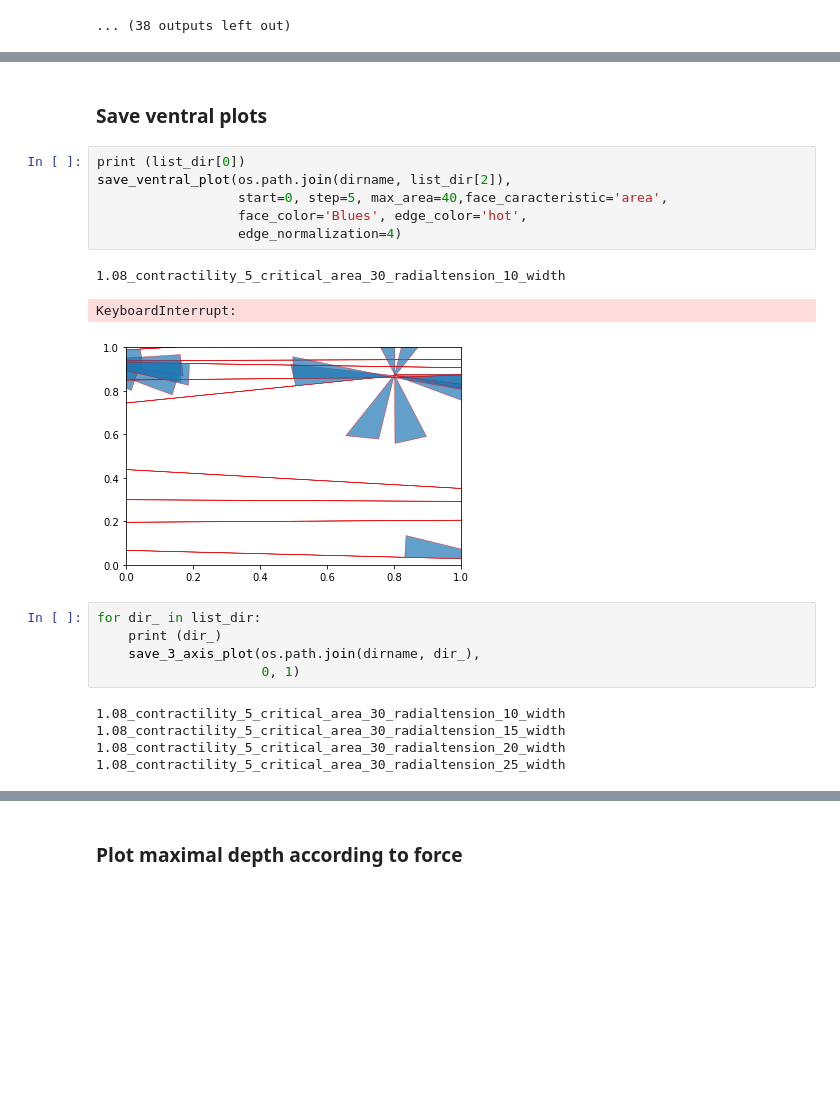
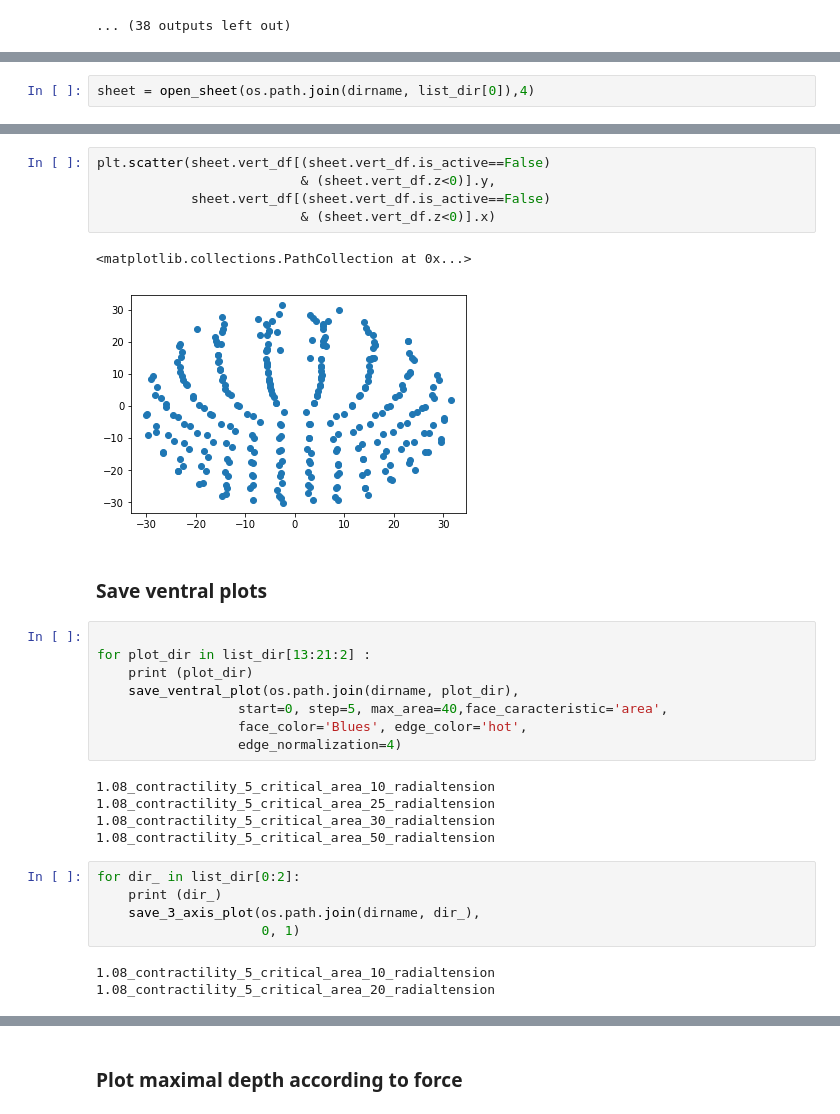
Before and after one commit to suzannelab/invagination, a Jupyter notebook: notebooks/EmbryoMesodermInvagination_AnalysePrincipale.ipynb, the cells around one changed output, grey strips where cells are left out. Cells and saved outputs as stored; diff of their text form; blank space fills up the shorter version.

```diff
--- a/notebooks/EmbryoMesodermInvagination_AnalysePrincipale.ipynb
+++ b/notebooks/EmbryoMesodermInvagination_AnalysePrincipale.ipynb
@@ -191,0 +174,2 @@ plt.show()
+# %%
+sheet = open_sheet(os.path.join(dirname, list_dir[0]),4)
@@ -192,23 +196,32 @@ plt.show()
+# %%
+plt.scatter(sheet.vert_df[(sheet.vert_df.is_active==False)
+                          & (sheet.vert_df.z<0)].y,
+            sheet.vert_df[(sheet.vert_df.is_active==False)
+                          & (sheet.vert_df.z<0)].x)
+# %% [output]
+<matplotlib.collections.PathCollection at 0x...>
+[figure, added]
 # %% [markdown]
 
 ### Save ventral plots
 # %%
-print (list_dir[0])
-save_ventral_plot(os.path.join(dirname, list_dir[2]),
+
+for plot_dir in list_dir[13:21:2] :
+    print (plot_dir)
+    save_ventral_plot(os.path.join(dirname, plot_dir),
                   start=0, step=5, max_area=40,face_caracteristic='area',
                   face_color='Blues', edge_color='hot',
                   edge_normalization=4)
 # %% [output]
-1.08_contractility_5_critical_area_30_radialtension_10_width
+1.08_contractility_5_critical_area_10_radialtension
+1.08_contractility_5_critical_area_25_radialtension
+1.08_contractility_5_critical_area_30_radialtension
+1.08_contractility_5_critical_area_50_radialtension
-KeyboardInterrupt:
-[figure, removed]
 # %%
-for dir_ in list_dir:
+for dir_ in list_dir[0:2]:
     print (dir_)
     save_3_axis_plot(os.path.join(dirname, dir_),
                      0, 1)
 # %% [output]
-1.08_contractility_5_critical_area_30_radialtension_10_width
-1.08_contractility_5_critical_area_30_radialtension_15_width
-1.08_contractility_5_critical_area_30_radialtension_20_width
-1.08_contractility_5_critical_area_30_radialtension_25_width
+1.08_contractility_5_critical_area_10_radialtension
+1.08_contractility_5_critical_area_20_radialtension
```
Also changed, not shown: parts of 28 cells of this notebook, 9 other files.
